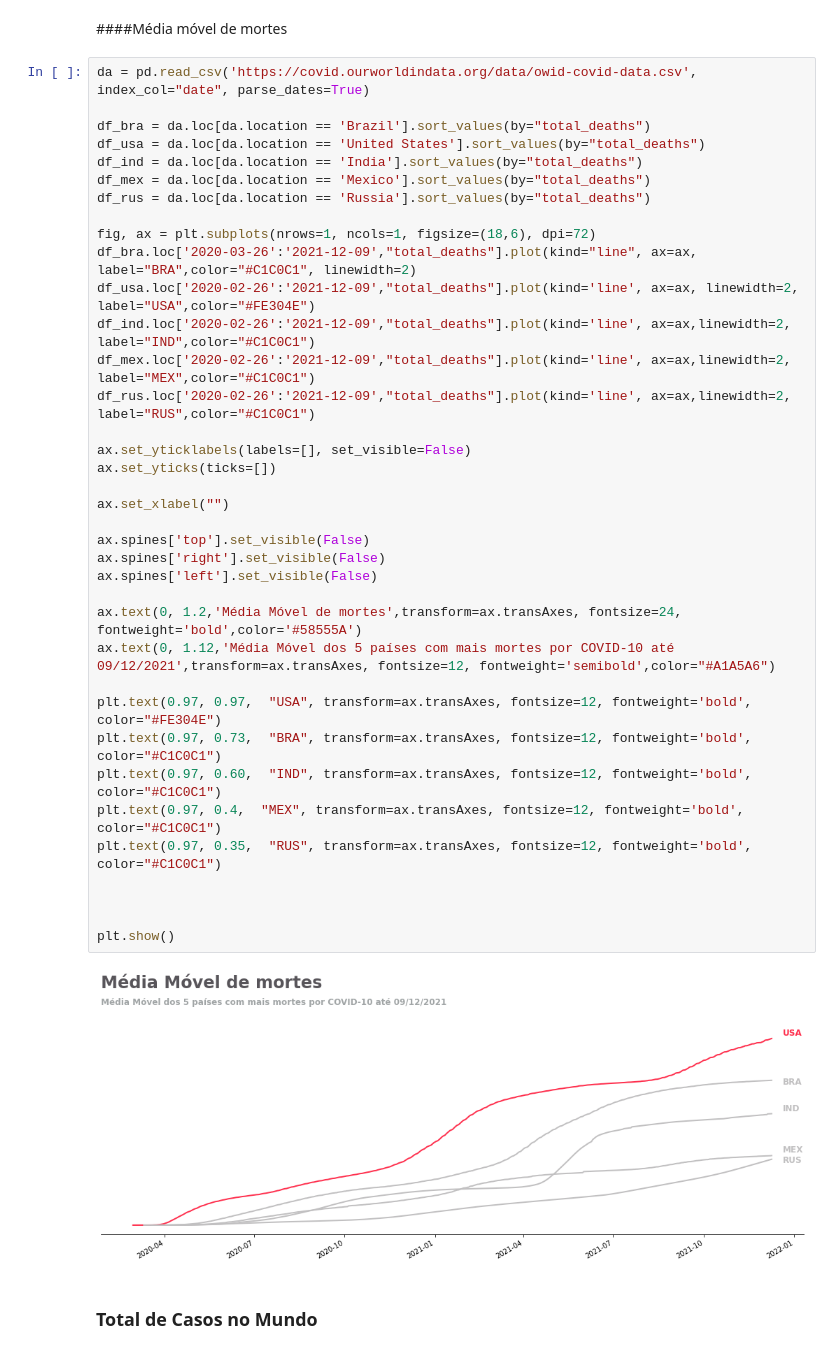
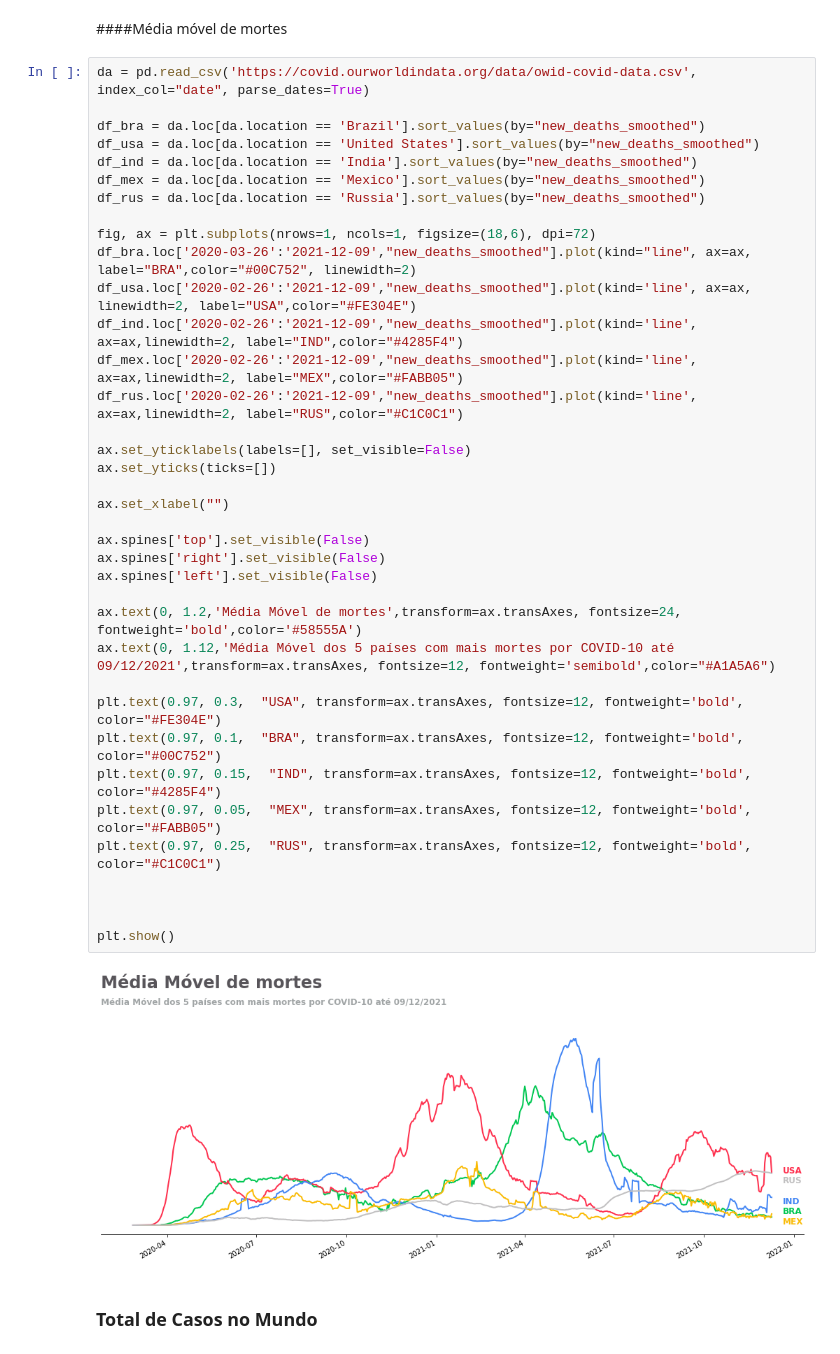
Before and after one commit to carvalhopinheiro/Portfolio, a Jupyter notebook: Panorama_do_COVID_19_Brasil.ipynb, the cells around one changed output. Saved outputs shown, nothing was run; the diff lists cells and outputs as text.

```diff
--- a/Panorama_do_COVID_19_Brasil.ipynb
+++ b/Panorama_do_COVID_19_Brasil.ipynb
@@ -305,42 +305,42 @@ plt.tight_layout()
 # %%
 da = pd.read_csv('https://covid.ourworldindata.org/data/owid-covid-data.csv', index_col="date", parse_dates=True)
 
-df_bra = da.loc[da.location == 'Brazil'].sort_values(by="total_deaths")
-df_usa = da.loc[da.location == 'United States'].sort_values(by="total_deaths")
-df_ind = da.loc[da.location == 'India'].sort_values(by="total_deaths")
-df_mex = da.loc[da.location == 'Mexico'].sort_values(by="total_deaths")
-df_rus = da.loc[da.location == 'Russia'].sort_values(by="total_deaths")
+df_bra = da.loc[da.location == 'Brazil'].sort_values(by="new_deaths_smoothed")
+df_usa = da.loc[da.location == 'United States'].sort_values(by="new_deaths_smoothed")
+df_ind = da.loc[da.location == 'India'].sort_values(by="new_deaths_smoothed")
+df_mex = da.loc[da.location == 'Mexico'].sort_values(by="new_deaths_smoothed")
+df_rus = da.loc[da.location == 'Russia'].sort_values(by="new_deaths_smoothed")
 
 fig, ax = plt.subplots(nrows=1, ncols=1, figsize=(18,6), dpi=72)
-df_bra.loc['2020-03-26':'2021-12-09',"total_deaths"].plot(kind="line", ax=ax, label="BRA",color="#C1C0C1", linewidth=2)
-df_usa.loc['2020-02-26':'2021-12-09',"total_deaths"].plot(kind='line', ax=ax, linewidth=2, label="USA",color="#FE304E")
-df_ind.loc['2020-02-26':'2021-12-09',"total_deaths"].plot(kind='line', ax=ax,linewidth=2, label="IND",color="#C1C0C1")
-df_mex.loc['2020-02-26':'2021-12-09',"total_deaths"].plot(kind='line', ax=ax,linewidth=2, label="MEX",color="#C1C0C1")
-df_rus.loc['2020-02-26':'2021-12-09',"total_deaths"].plot(kind='line', ax=ax,linewidth=2, label="RUS",color="#C1C0C1")
+df_bra.loc['2020-03-26':'2021-12-09',"new_deaths_smoothed"].plot(kind="line", ax=ax, label="BRA",color="#00C752", linewidth=2)
+df_usa.loc['2020-02-26':'2021-12-09',"new_deaths_smoothed"].plot(kind='line', ax=ax, linewidth=2, label="USA",color="#FE304E")
+df_ind.loc['2020-02-26':'2021-12-09',"new_deaths_smoothed"].plot(kind='line', ax=ax,linewidth=2, label="IND",color="#4285F4")
+df_mex.loc['2020-02-26':'2021-12-09',"new_deaths_smoothed"].plot(kind='line', ax=ax,linewidth=2, label="MEX",color="#FABB05")
+df_rus.loc['2020-02-26':'2021-12-09',"new_deaths_smoothed"].plot(kind='line', ax=ax,linewidth=2, label="RUS",color="#C1C0C1")
 
 ax.set_yticklabels(labels=[], set_visible=False)
 ax.set_yticks(ticks=[])
 
 ax.set_xlabel("")
 
 ax.spines['top'].set_visible(False)
 ax.spines['right'].set_visible(False)
 ax.spines['left'].set_visible(False)
 
 ax.text(0, 1.2,'Média Móvel de mortes',transform=ax.transAxes, fontsize=24, fontweight='bold',color='#58555A')
 ax.text(0, 1.12,'Média Móvel dos 5 países com mais mortes por COVID-10 até 09/12/2021',transform=ax.transAxes, fontsize=12, fontweight='semibold',color="#A1A5A6")
 
-plt.text(0.97, 0.97,  "USA", transform=ax.transAxes, fontsize=12, fontweight='bold', color="#FE304E")
-plt.text(0.97, 0.73,  "BRA", transform=ax.transAxes, fontsize=12, fontweight='bold', color="#C1C0C1")
-plt.text(0.97, 0.60,  "IND", transform=ax.transAxes, fontsize=12, fontweight='bold', color="#C1C0C1")
-plt.text(0.97, 0.4,  "MEX", transform=ax.transAxes, fontsize=12, fontweight='bold', color="#C1C0C1")
-plt.text(0.97, 0.35,  "RUS", transform=ax.transAxes, fontsize=12, fontweight='bold', color="#C1C0C1")
+plt.text(0.97, 0.3,  "USA", transform=ax.transAxes, fontsize=12, fontweight='bold', color="#FE304E")
+plt.text(0.97, 0.1,  "BRA", transform=ax.transAxes, fontsize=12, fontweight='bold', color="#00C752")
+plt.text(0.97, 0.15,  "IND", transform=ax.transAxes, fontsize=12, fontweight='bold', color="#4285F4")
+plt.text(0.97, 0.05,  "MEX", transform=ax.transAxes, fontsize=12, fontweight='bold', color="#FABB05")
+plt.text(0.97, 0.25,  "RUS", transform=ax.transAxes, fontsize=12, fontweight='bold', color="#C1C0C1")
 
 
 
 plt.show()
 # %% [output]
-[figure, old version]
+[figure, new version]
 # %% [markdown]
 ### Total de Casos no Mundo
 # %%
```
Also changed, not shown: parts of 23 cells of this notebook.
